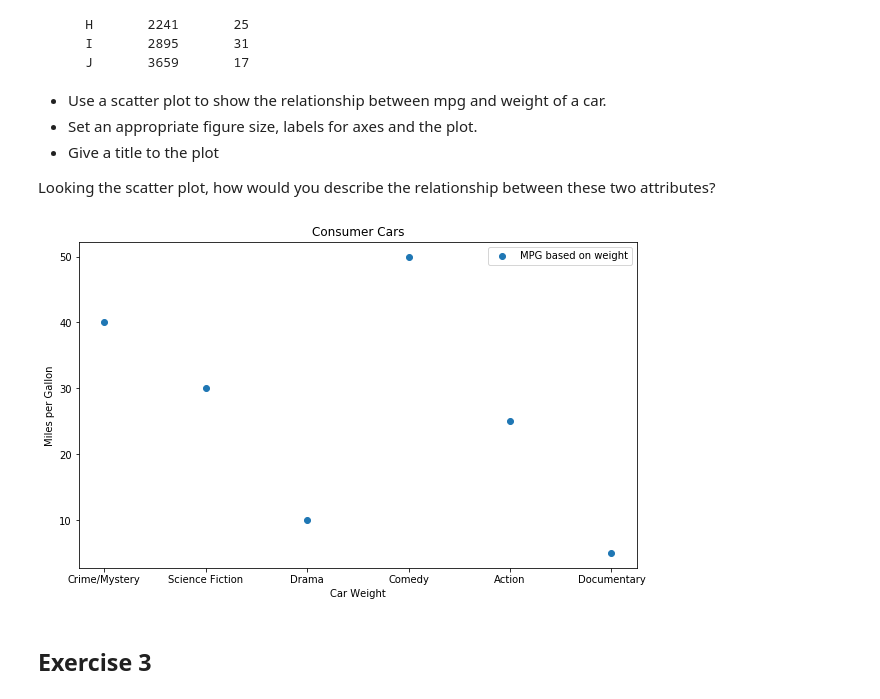
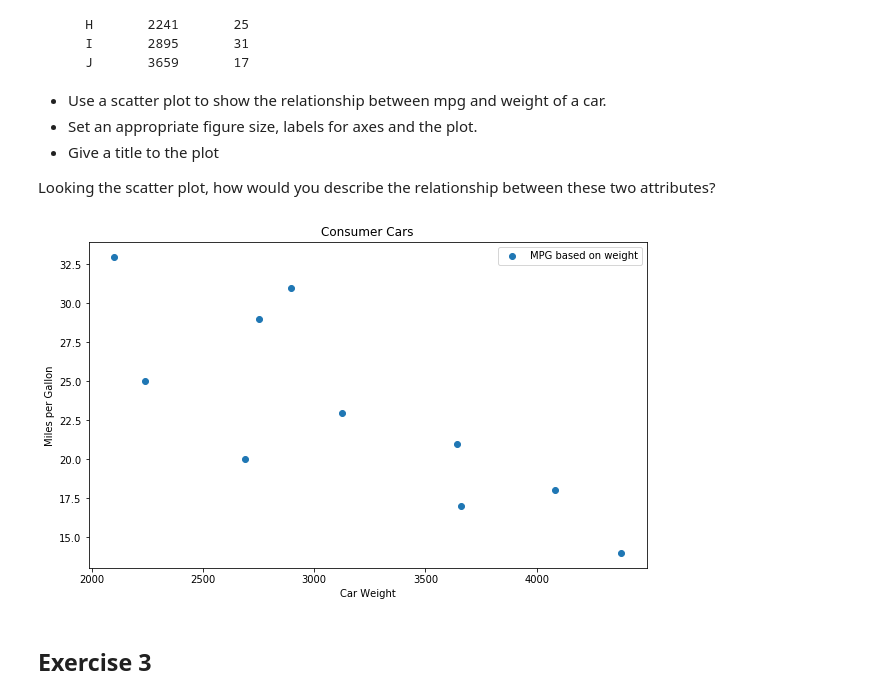
Before and after one commit to ZMBailey/dsc-0-01-22-visualizing-data-lab-seattle-ds-career-040119, a Jupyter notebook: index.ipynb, the cells around one changed output. Cells and saved outputs as stored; diff of their text form; code cells hidden in the pictures.

```diff
--- a/index.ipynb
+++ b/index.ipynb
@@ -68,21 +68,21 @@ Looking the scatter plot, how would you describe the relationship between these
 # %%
 weight = [2750,3125,2100,4082,2690,3640,4380,2241,2895,3659]
 mpg = [29,23,33,18,20,21,14,25,31,17]
 
 # Set the figure size in inches
 plt.figure(figsize=(10,6))
 # Plot with scatter()
-plt.scatter(wei,y,label='MPG based on weight')
+plt.scatter(weight,mpg,label='MPG based on weight')
 
 plt.ylabel('Miles per Gallon')
 plt.xlabel('Car Weight')
 plt.title('Consumer Cars')
 plt.legend()
 
 # Set x and y axes labels and give titles
 plt.show()
 # %% [output]
-[figure, old version]
+[figure, new version]
 # %% [markdown]
 ## Exercise 3
 # %% [markdown]
```
